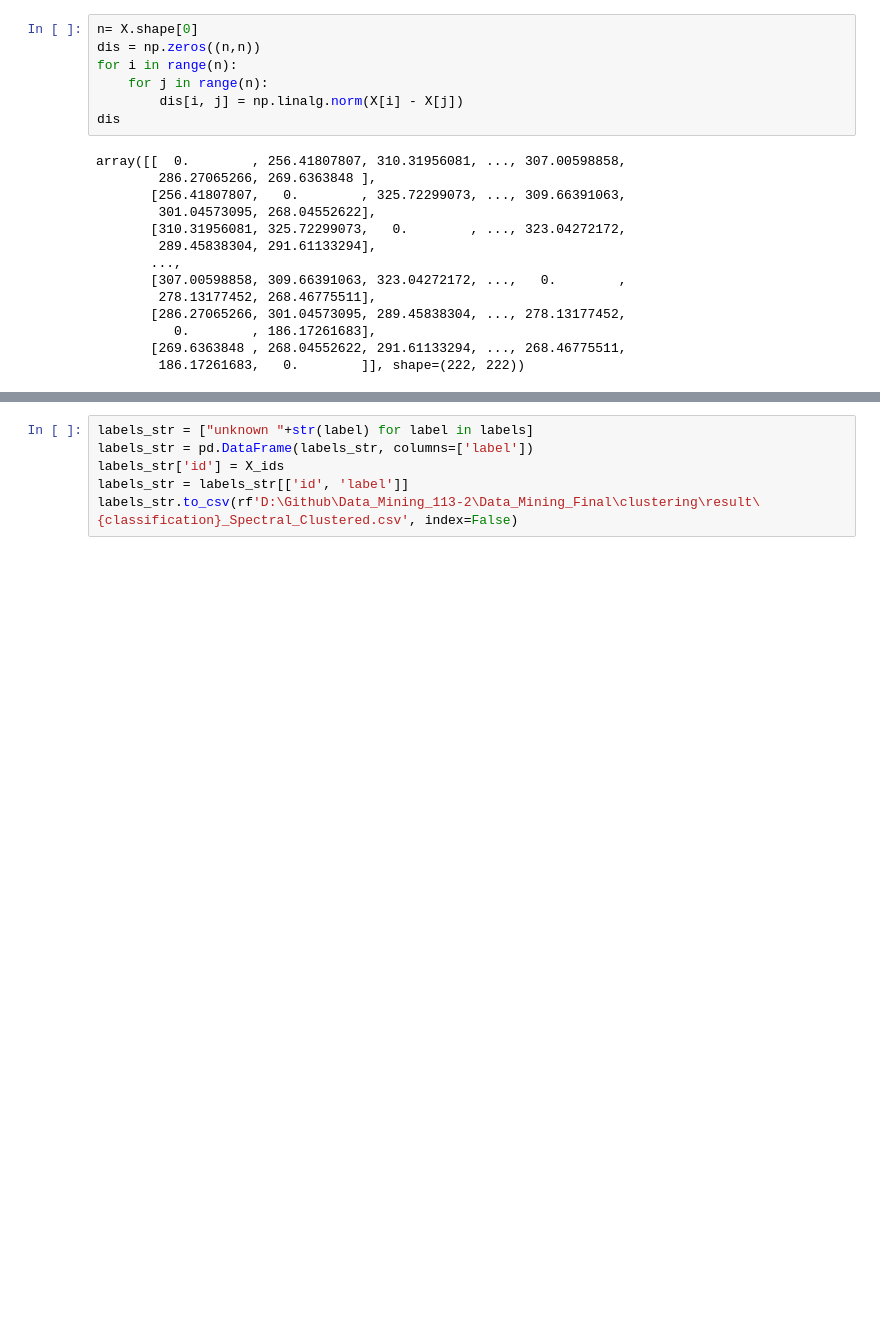
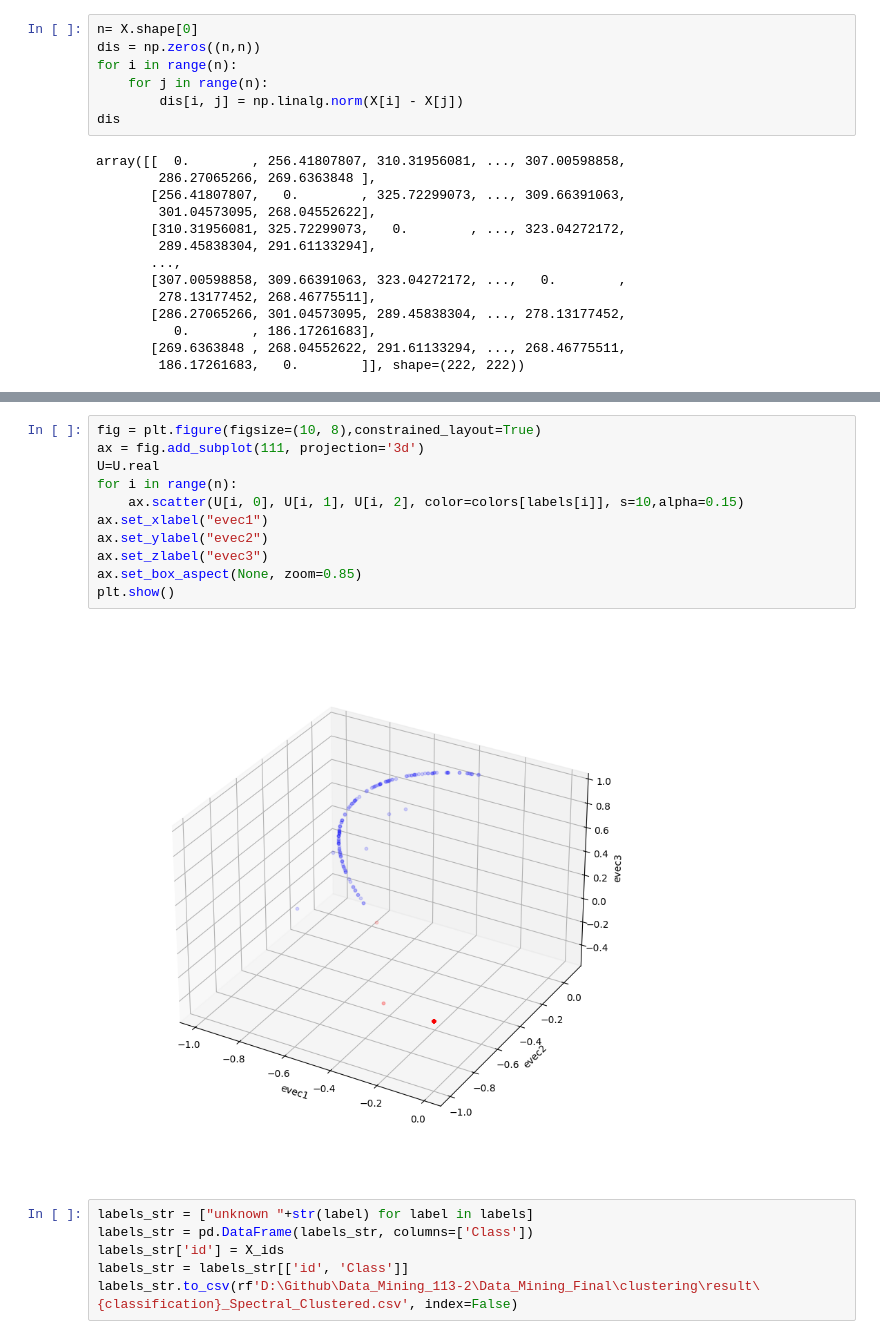
Before and after one commit to Benny0w0Liu/Data_Mining_113-2, a Jupyter notebook: Data_Mining_Final/clustering/Spectral.ipynb, the cells around one changed output, grey strips where cells are left out. Drawn from its saved outputs; the diff is of its cells as text; blank space fills up the shorter version.

```diff
--- a/Data_Mining_Final/clustering/Spectral.ipynb
+++ b/Data_Mining_Final/clustering/Spectral.ipynb
@@ -119,6 +123,19 @@ plt.show()
+# %%
+fig = plt.figure(figsize=(10, 8),constrained_layout=True)
+ax = fig.add_subplot(111, projection='3d')
+U=U.real
+for i in range(n):
+    ax.scatter(U[i, 0], U[i, 1], U[i, 2], color=colors[labels[i]], s=10,alpha=0.15)
+ax.set_xlabel("evec1")
+ax.set_ylabel("evec2")
+ax.set_zlabel("evec3")
+ax.set_box_aspect(None, zoom=0.85)
+plt.show()
+# %% [output]
+[figure, added]
 # %%
 labels_str = ["unknown "+str(label) for label in labels]
-labels_str = pd.DataFrame(labels_str, columns=['label'])
+labels_str = pd.DataFrame(labels_str, columns=['Class'])
 labels_str['id'] = X_ids
-labels_str = labels_str[['id', 'label']]
+labels_str = labels_str[['id', 'Class']]
 labels_str.to_csv(rf'D:\Github\Data_Mining_113-2\Data_Mining_Final\clustering\result\{classification}_Spectral_Clustered.csv', index=False)
```
Also changed, not shown: parts of 17 cells of this notebook, 2 other files.
